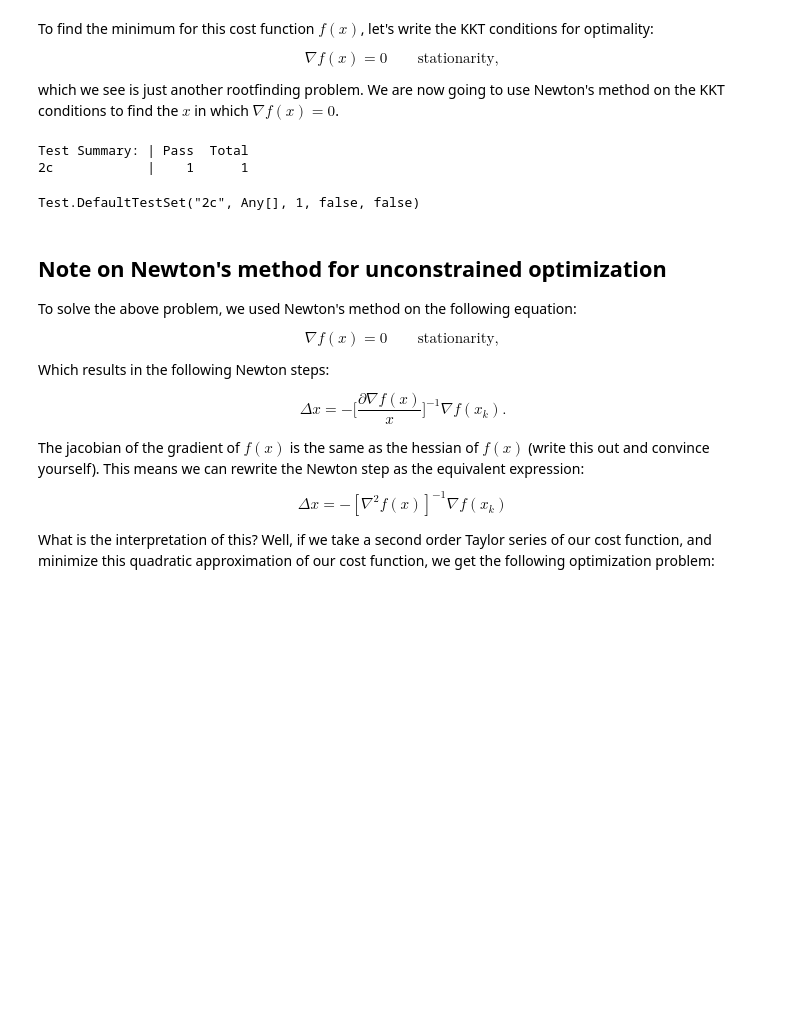
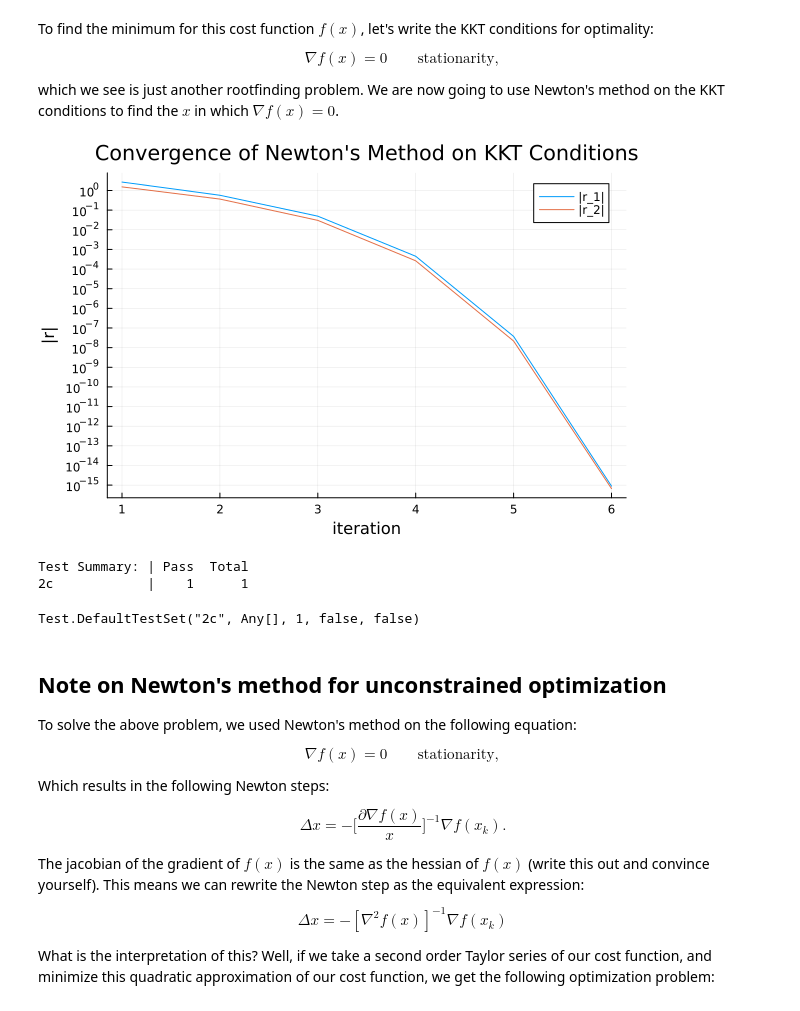
Before and after one commit to stevenwman/OCRL2024, a Jupyter notebook: HW/HW0/Q2.ipynb, the cells around one changed output. Saved outputs shown, nothing was run; the diff lists cells and outputs as text; code cells hidden in the pictures; blank space fills up the shorter version.

```diff
--- a/HW/HW0/Q2.ipynb
+++ b/HW/HW0/Q2.ipynb
@@ -115,9 +121,12 @@ function newtons_method(x0::Vector{Float64}, residual_function::Function; max_it
     for i = 1:max_iters
 
         # TODO: Newton's method here
-
+        Δx = -FD.jacobian(residual_function,X[i]) \ residual_function(X[i])
+        X[i+1] = X[i] + Δx
         # return the trimmed X[1:i] after you converge
-
+        if norm(residual_function(X[i])) < 1e-10
+            return X[1:i]
+        end
     end
     error("Newton did not converge")
 end
@@ -173,33 +185,34 @@ which we see is just another rootfinding problem. We are now going to use Newton
 # %%
 @testset "2c" begin
     Q = [1.65539  2.89376; 2.89376  6.51521];
     q = [2;-3]
     f(x) = 0.5*x'*Q*x + q'*x + exp(-1.3*x[1] + 0.3*x[2]^2)
 
     function kkt_conditions(x)
         # TODO: return the stationarity condition for the cost function f (∇f(x))
         # hint: use forward diff
-        return zeros(length(x))
+        return FD.gradient(f, x)
     end
 
     residual_fx(_x) = kkt_conditions(_x)
 
     x0 = [-0.9512129986081451, 0.8061342694354091]
     X = newtons_method(x0, residual_fx; max_iters = 10)
     R = residual_fx.(X) # the . evaluates the function at each element of the array
 
     Rp = [[abs(R[i][ii]) for i = 1:length(R)] for ii = 1:length(R[1])] # this gets abs of each term at each iteration
 
     # tests
     @test norm(R[end])<1e-10;
 
     plot(Rp[1],yaxis=:log,ylabel = "|r|",xlabel = "iteration",
          yticks= [1.0*10.0^(-x) for x = float(15:-1:-2)],
          title = "Convergence of Newton's Method on KKT Conditions",label = "|r_1|")
     display(plot!(Rp[2],label = "|r_2|"))
 
 end
 # %% [output]
+[figure, added]
 Test Summary: | Pass  Total
 2c            |    1      1
 Test.DefaultTestSet("2c", Any[], 1, false, false)
```
Also changed, not shown: parts of 6 cells of this notebook, 1 other file.
